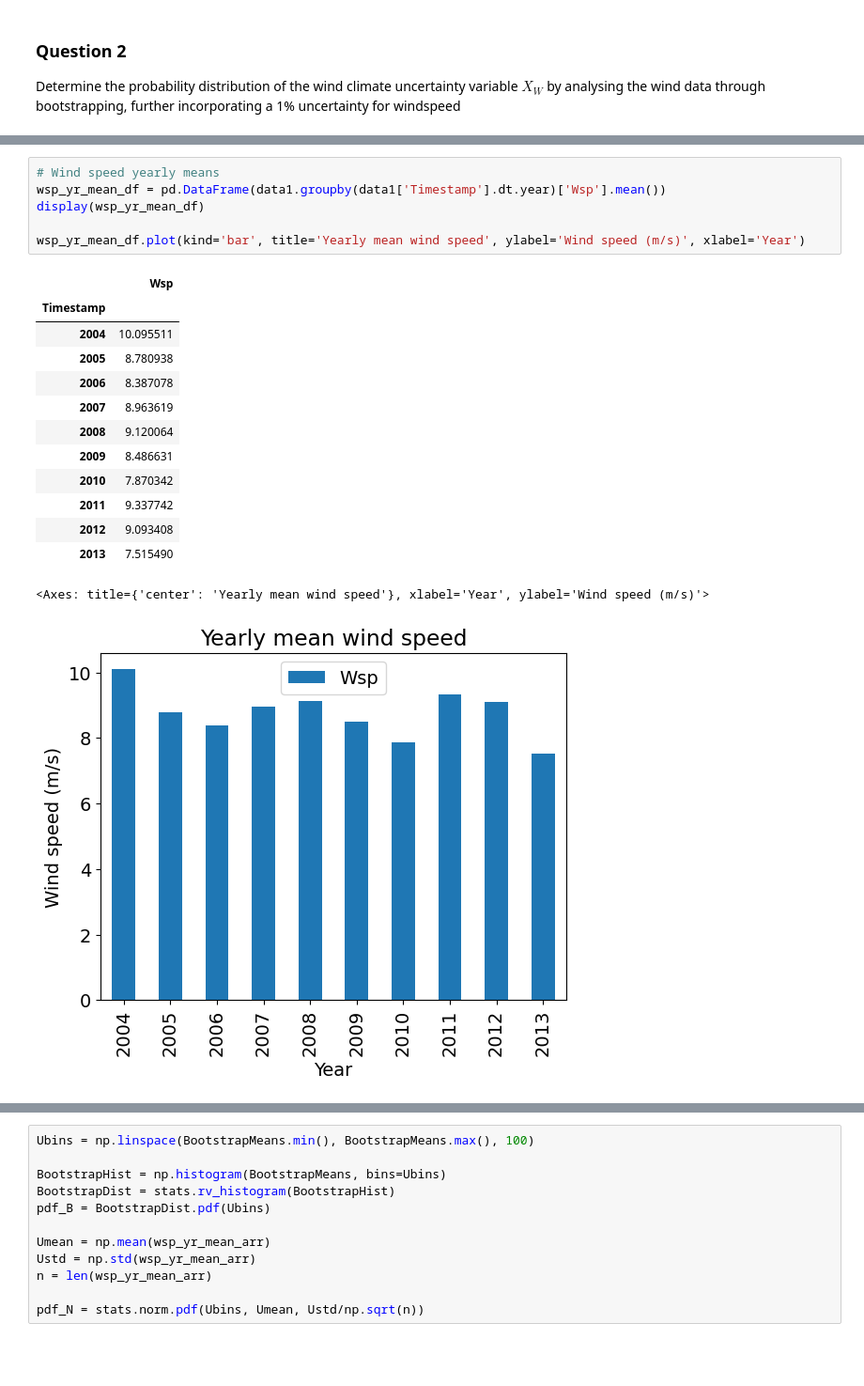
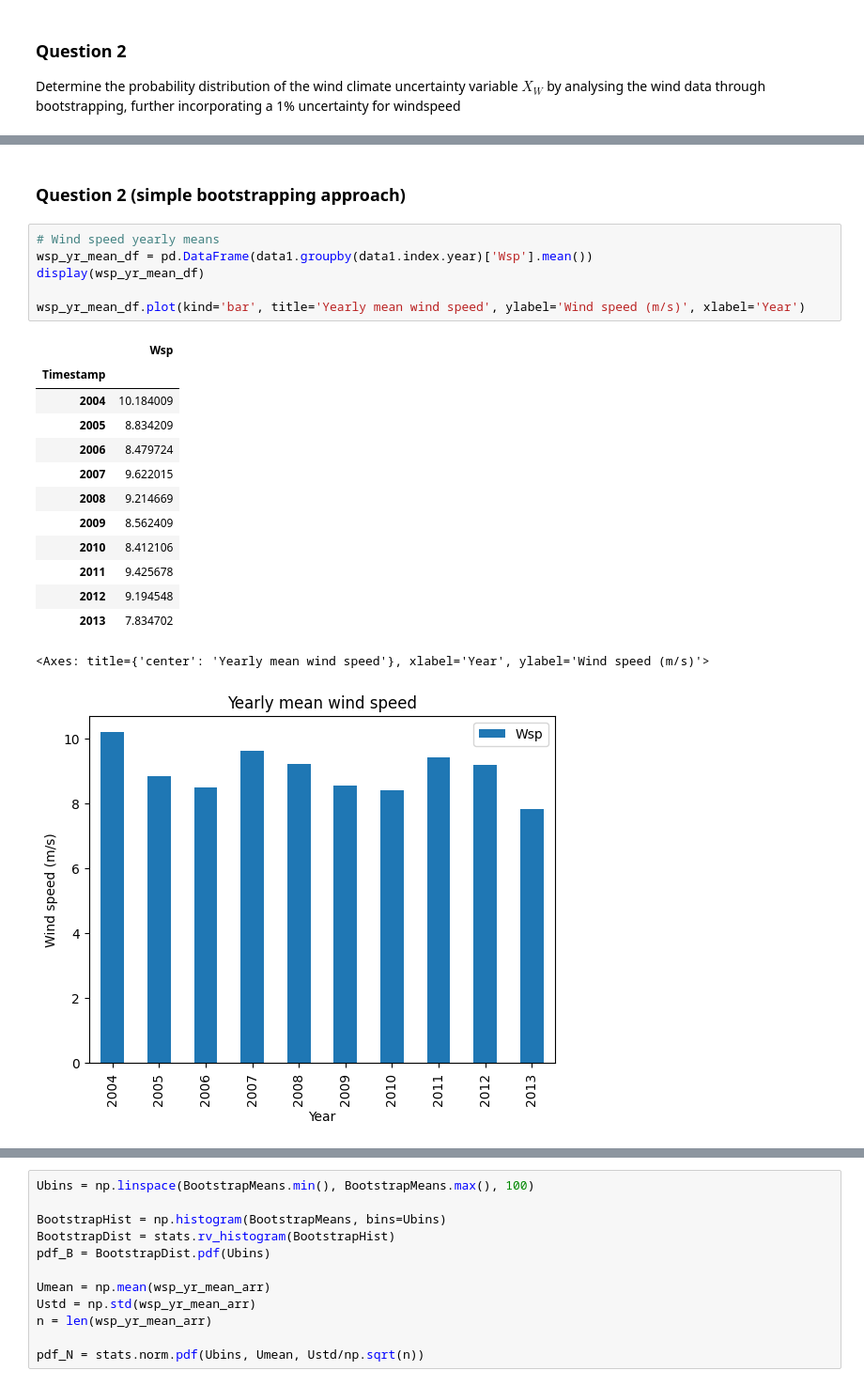
Before and after one commit to lole-elol/46500-probabilistic-methods-in-wind-energy, a Jupyter notebook: Notebooks/assignment1.ipynb, the cells around one changed output, grey strips where cells are left out. Shown at 94% size. Cells and saved outputs as stored; diff of their text form; blank space fills up the shorter version.

```diff
--- a/Notebooks/assignment1.ipynb
+++ b/Notebooks/assignment1.ipynb
@@ -56,24 +402,26 @@ wind data through bootstrapping, further incorporating a 1% uncertainty for wind
+# %% [markdown]
+### Question 2 (simple bootstrapping approach)
 # %%
 # Wind speed yearly means
-wsp_yr_mean_df = pd.DataFrame(data1.groupby(data1['Timestamp'].dt.year)['Wsp'].mean())
+wsp_yr_mean_df = pd.DataFrame(data1.groupby(data1.index.year)['Wsp'].mean())
 display(wsp_yr_mean_df)
 
 wsp_yr_mean_df.plot(kind='bar', title='Yearly mean wind speed', ylabel='Wind speed (m/s)', xlabel='Year')
 # %% [output]
 |  | Wsp |
 | Timestamp |  |
-| 2004 | 10.095511 |
-| 2005 | 8.780938 |
-| 2006 | 8.387078 |
-| 2007 | 8.963619 |
-| 2008 | 9.120064 |
-| 2009 | 8.486631 |
-| 2010 | 7.870342 |
-| 2011 | 9.337742 |
-| 2012 | 9.093408 |
-| 2013 | 7.515490 |
+| 2004 | 10.184009 |
+| 2005 | 8.834209 |
+| 2006 | 8.479724 |
+| 2007 | 9.622015 |
+| 2008 | 9.214669 |
+| 2009 | 8.562409 |
+| 2010 | 8.412106 |
+| 2011 | 9.425678 |
+| 2012 | 9.194548 |
+| 2013 | 7.834702 |
 <Axes: title={'center': 'Yearly mean wind speed'}, xlabel='Year', ylabel='Wind speed (m/s)'>
-[figure, old version]
+[figure, new version]
 # %%
 wsp_yr_mean_arr = wsp_yr_mean_df.values.flatten()
 wsp_yr_mean_arr
```
Also changed, not shown: parts of 45 cells of this notebook.
